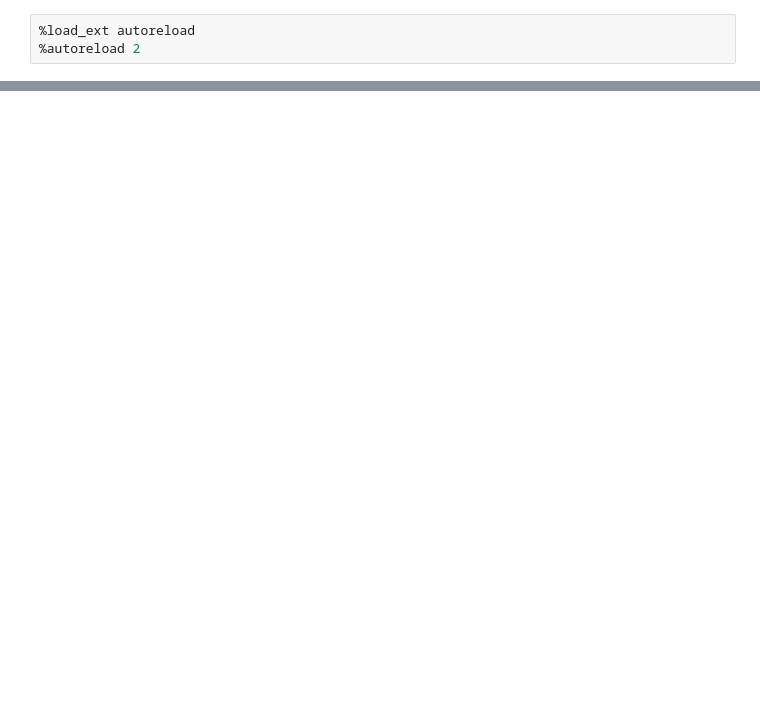
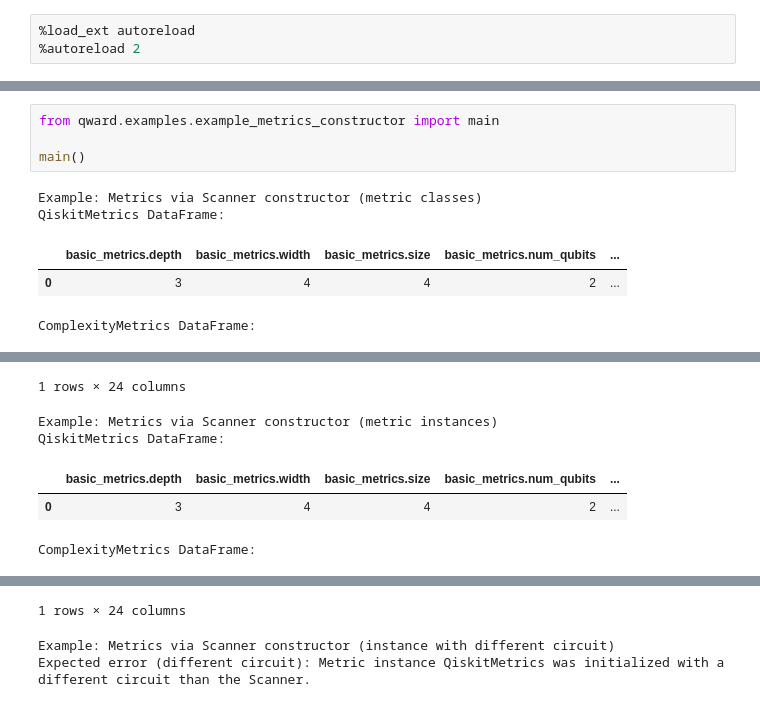
Before and after one commit to xthecapx/qiskit-qward, a Jupyter notebook: qward/examples/run_on_aer.ipynb, the cells around one changed output, grey strips where cells are left out. Drawn from its saved outputs; the diff is of its cells as text; blank space fills up the shorter version.

```diff
--- a/qward/examples/run_on_aer.ipynb
+++ b/qward/examples/run_on_aer.ipynb
@@ -41 +41,11 @@ QiskitMetrics DataFrame:
 ... (21 outputs left out)
+# %%
+from qward.examples.example_metrics_constructor import main
+
+main()
+# %% [output]
+Example: Metrics via Scanner constructor (metric classes)
+QiskitMetrics DataFrame:
+|  | basic_metrics.depth | basic_metrics.width | basic_metrics.size | basic_metrics.num_qubits | ... |
+| 0 | 3 | 4 | 4 | 2 | ... |
+ComplexityMetrics DataFrame:
@@ -41,0 +54,6 @@ QiskitMetrics DataFrame:
+1 rows × 24 columns
+Example: Metrics via Scanner constructor (metric instances)
+QiskitMetrics DataFrame:
+|  | basic_metrics.depth | basic_metrics.width | basic_metrics.size | basic_metrics.num_qubits | ... |
+| 0 | 3 | 4 | 4 | 2 | ... |
+ComplexityMetrics DataFrame:
@@ -41,0 +62,3 @@ QiskitMetrics DataFrame:
+1 rows × 24 columns
+Example: Metrics via Scanner constructor (instance with different circuit)
+Expected error (different circuit): Metric instance QiskitMetrics was initialized with a different circuit than the Scanner.
```
Also changed, not shown: parts of 2 cells of this notebook, 6 other files.
